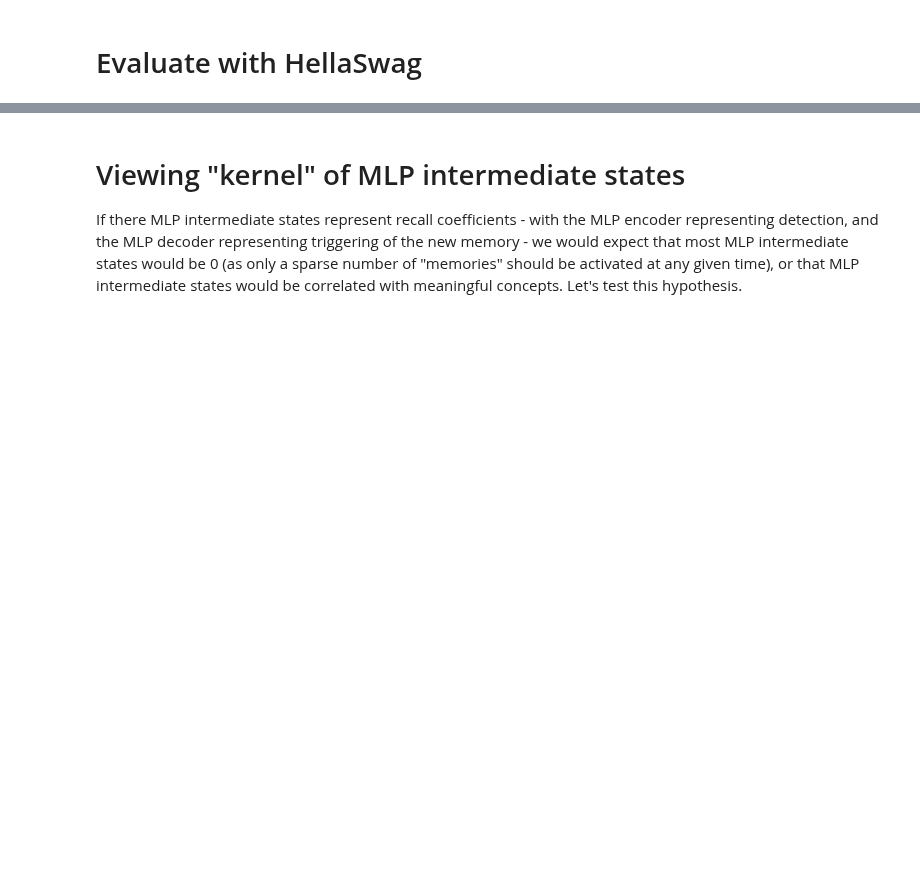
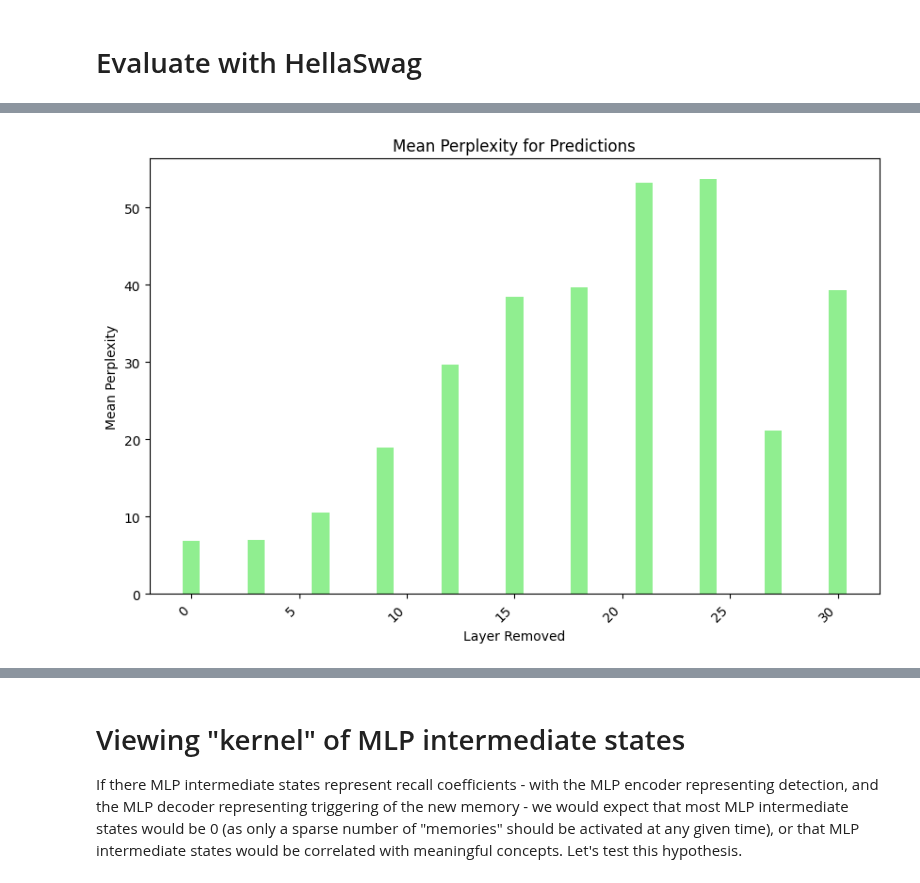
Before and after one commit to myfatemi04/cs-6501-nlp-project, a Jupyter notebook: test_hooked_phi.ipynb, the cells around one changed output, grey strips where cells are left out. Cells and saved outputs as stored; diff of their text form; code cells hidden in the pictures; blank space fills up the shorter version.

```diff
--- a/test_hooked_phi.ipynb
+++ b/test_hooked_phi.ipynb
@@ -194,3 +234,19 @@ False
+# %%
+keys = list(results.keys())
+mean_perplexities = [results[key]['perplexity_result']['mean_perplexity'] for key in keys]
+
+# Creating the bar graph for mean perplexity
+plt.figure(figsize=(10, 6))
+plt.bar(keys, mean_perplexities, color='lightgreen')
+
+plt.xlabel('Layer Removed')
+plt.ylabel('Mean Perplexity')
+plt.title('Mean Perplexity for Predictions')
+plt.xticks(rotation=45, ha="right")
+
+plt.show()
+# %% [output]
+[figure, added]
 # %%
 # This is called "neuron vis", but can really be used for anything involving a score assigned to each token.
 # In this case, visualize logprob
```
Also changed, not shown: parts of 9 cells of this notebook, 1 other file.
